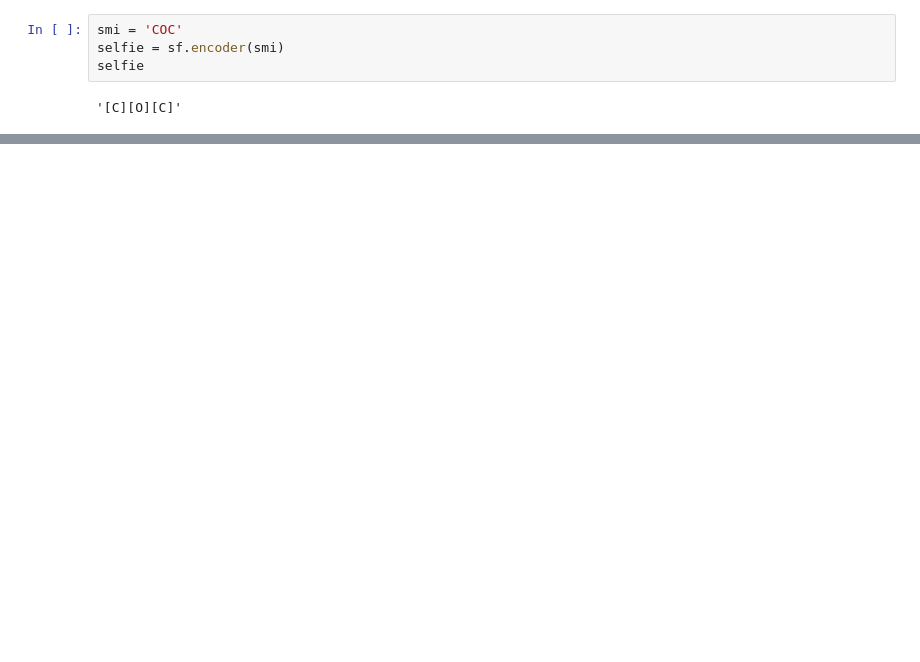
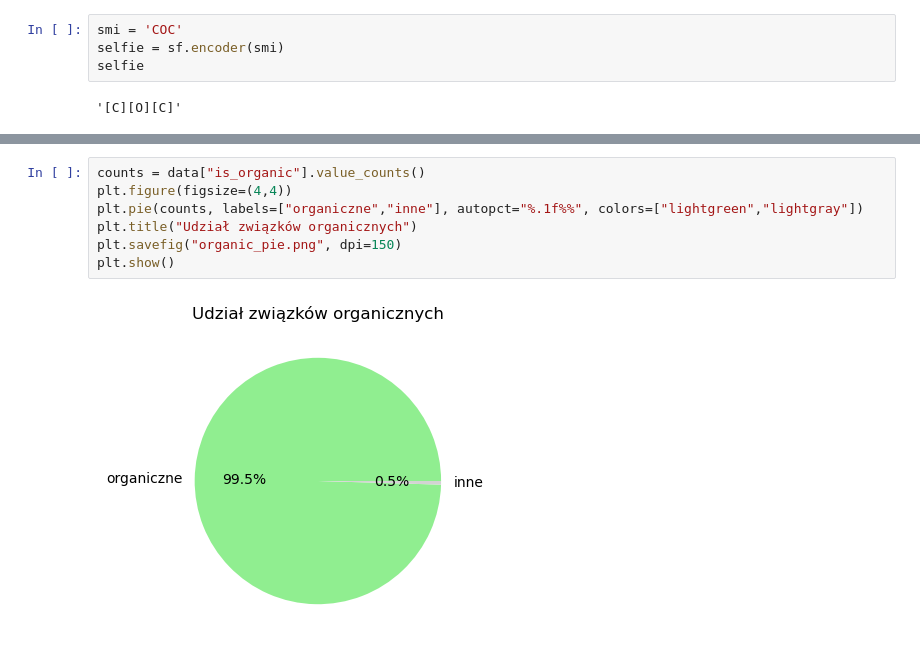
Before and after one commit to JanAndrzejewski050/Molecular-Spectro-Latent-Modeling, a Jupyter notebook: selfies_intro.ipynb, the cells around one changed output, grey strips where cells are left out. Cells and saved outputs as stored; diff of their text form; blank space fills up the shorter version.

```diff
--- a/selfies_intro.ipynb
+++ b/selfies_intro.ipynb
@@ -57,0 +148,9 @@ Selfies: [N][C][=C][C][=C][Branch1][=N][C][=Branch1][C][=O][N][C][C][C][=Branch1
+# %%
+counts = data["is_organic"].value_counts()
+plt.figure(figsize=(4,4))
+plt.pie(counts, labels=["organiczne","inne"], autopct="%.1f%%", colors=["lightgreen","lightgray"])
+plt.title("Udział związków organicznych")
+plt.savefig("organic_pie.png", dpi=150)
+plt.show()
+# %% [output]
+[figure, added]
```
Also changed, not shown: parts of 28 cells of this notebook.
